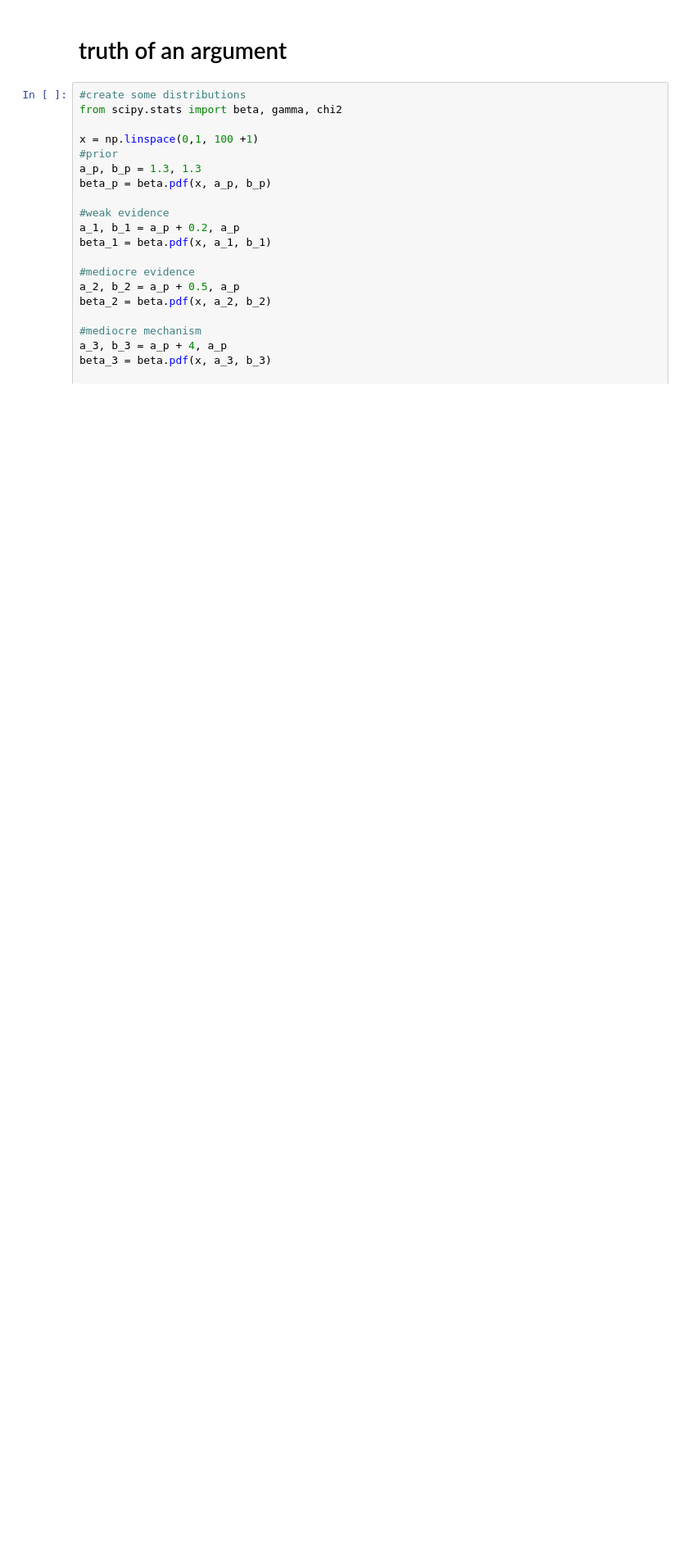
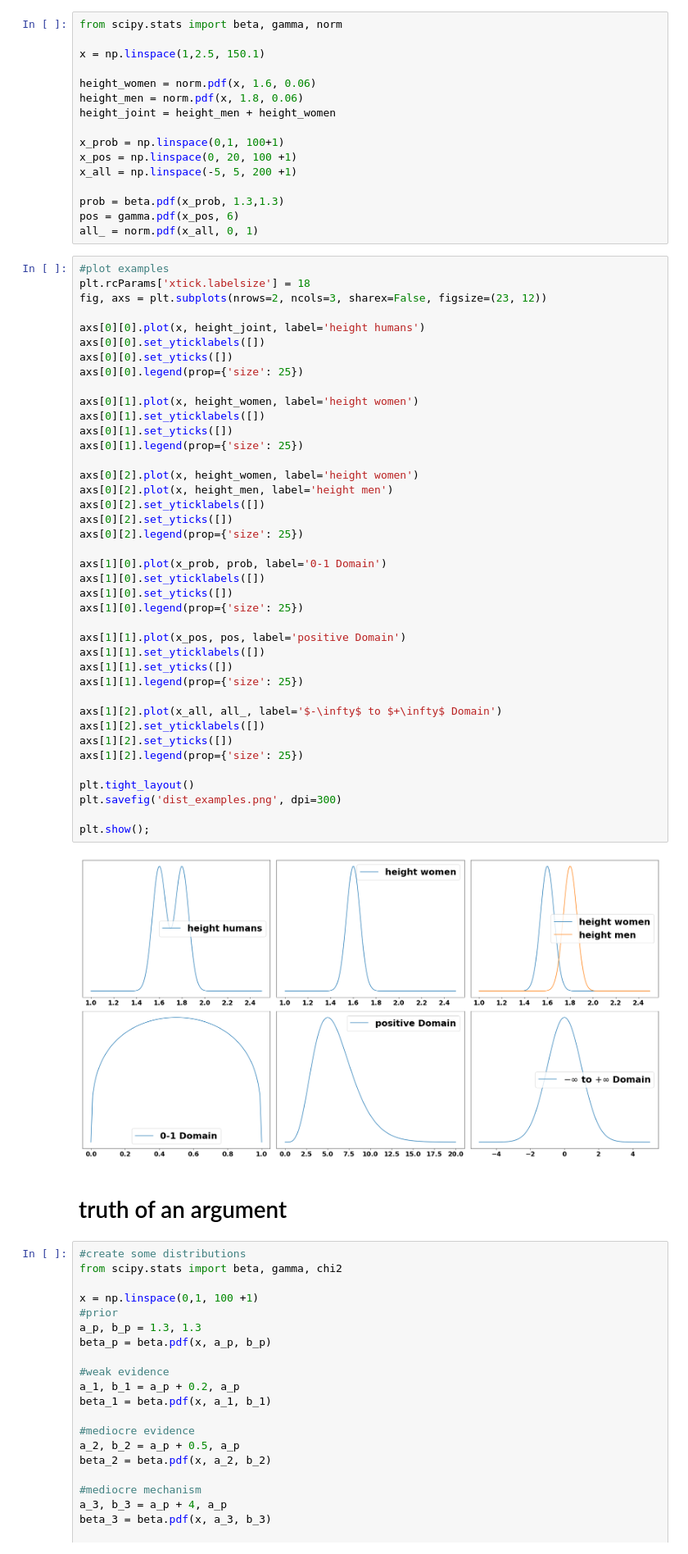
Before and after one commit to mariushobbhahn/mariushobbhahn.github.io, a Jupyter notebook: img/Probabilistic_Judging_1/Probabilistic Judging Part1.ipynb, the cells around one changed output. Shown at 82% size. Saved outputs shown, nothing was run; the diff lists cells and outputs as text; blank space fills up the shorter version.

```diff
--- a/img/Probabilistic_Judging_1/Probabilistic Judging Part1.ipynb
+++ b/img/Probabilistic_Judging_1/Probabilistic Judging Part1.ipynb
@@ -5,3 +9,61 @@ import matplotlib.pyplot as plt
+# %%
+from scipy.stats import beta, gamma, norm
+
+x = np.linspace(1,2.5, 150.1)
+
+height_women = norm.pdf(x, 1.6, 0.06)
+height_men = norm.pdf(x, 1.8, 0.06)
+height_joint = height_men + height_women
+
+x_prob = np.linspace(0,1, 100+1)
+x_pos = np.linspace(0, 20, 100 +1)
+x_all = np.linspace(-5, 5, 200 +1)
+
+prob = beta.pdf(x_prob, 1.3,1.3)
+pos = gamma.pdf(x_pos, 6)
+all_ = norm.pdf(x_all, 0, 1)
+# %%
+#plot examples
+plt.rcParams['xtick.labelsize'] = 18
+fig, axs = plt.subplots(nrows=2, ncols=3, sharex=False, figsize=(23, 12))
+
+axs[0][0].plot(x, height_joint, label='height humans')
+axs[0][0].set_yticklabels([])
+axs[0][0].set_yticks([])
+axs[0][0].legend(prop={'size': 25})
+
+axs[0][1].plot(x, height_women, label='height women')
+axs[0][1].set_yticklabels([])
+axs[0][1].set_yticks([])
+axs[0][1].legend(prop={'size': 25})
+
+axs[0][2].plot(x, height_women, label='height women')
+axs[0][2].plot(x, height_men, label='height men')
+axs[0][2].set_yticklabels([])
+axs[0][2].set_yticks([])
+axs[0][2].legend(prop={'size': 25})
+
+axs[1][0].plot(x_prob, prob, label='0-1 Domain')
+axs[1][0].set_yticklabels([])
+axs[1][0].set_yticks([])
+axs[1][0].legend(prop={'size': 25})
+
+axs[1][1].plot(x_pos, pos, label='positive Domain')
+axs[1][1].set_yticklabels([])
+axs[1][1].set_yticks([])
+axs[1][1].legend(prop={'size': 25})
+
+axs[1][2].plot(x_all, all_, label='$-\infty$ to $+\infty$ Domain')
+axs[1][2].set_yticklabels([])
+axs[1][2].set_yticks([])
+axs[1][2].legend(prop={'size': 25})
+
+plt.tight_layout()
+plt.savefig('dist_examples.png', dpi=300)
+
+plt.show();
+# %% [output]
+[figure, added]
 # %% [markdown]
 # truth of an argument
 # %%
```
Also changed, not shown: parts of 6 cells of this notebook, 12 other files.
